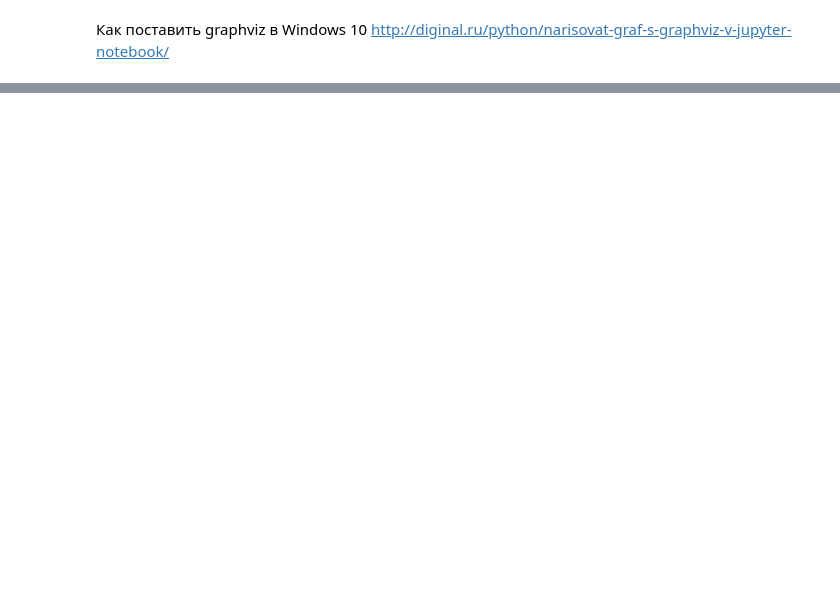
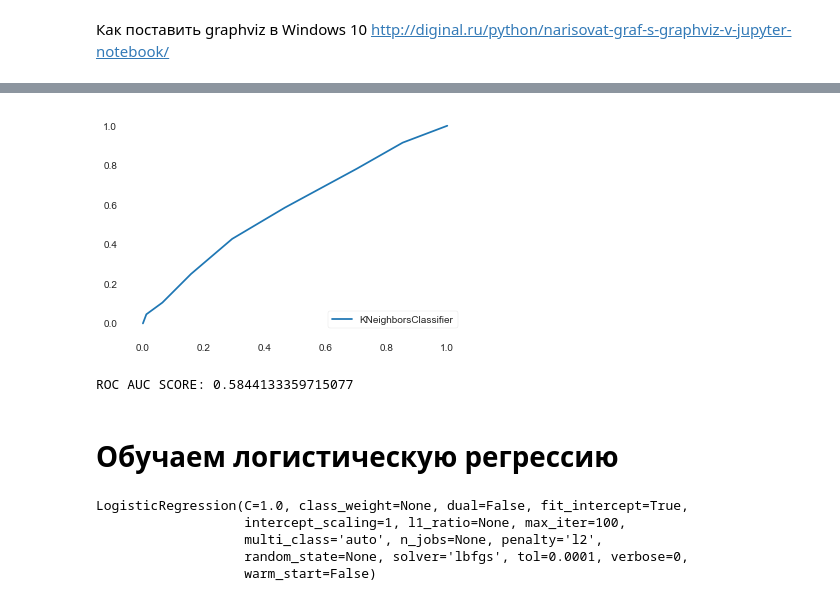
Before and after one commit to Popovonline/Data-Scientist, a Jupyter notebook: AML-10/Введение в алгоритмы классификации деревья решений/HomeWork_2.ipynb, the cells around one changed output, grey strips where cells are left out. Drawn from its saved outputs; the diff is of its cells as text; code cells hidden in the pictures; blank space fills up the shorter version.

```diff
--- a/AML-10/Введение в алгоритмы классификации деревья решений/HomeWork_2.ipynb
+++ b/AML-10/Введение в алгоритмы классификации деревья решений/HomeWork_2.ipynb
@@ -296,0 +370,14 @@ Image(graph.create_png())
+# %%
+pred_proba_knn = clf_knn.predict_proba(X_test)
+# %%
+fpr, tpr, _ = metrics.roc_curve(y_test, pred_proba_knn[: ,1])
+plt.plot(fpr,tpr,label="KNeighborsClassifier")
+plt.legend(loc=4)
+plt.show()
+
+print('ROC AUC SCORE:', metrics.roc_auc_score(y_test, pred_proba_knn[: ,1]))
+# %% [output]
+[figure, added]
+ROC AUC SCORE: 0.5844133359715077
+# %% [markdown]
+# Обучаем логистическую регрессию
@@ -296,0 +386,9 @@ Image(graph.create_png())
+# %%
+clf_reg = LogisticRegression()
+clf_reg.fit(X_train, y_train)
+# %% [output]
+LogisticRegression(C=1.0, class_weight=None, dual=False, fit_intercept=True,
+                   intercept_scaling=1, l1_ratio=None, max_iter=100,
+                   multi_class='auto', n_jobs=None, penalty='l2',
+                   random_state=None, solver='lbfgs', tol=0.0001, verbose=0,
+                   warm_start=False)
```
Also changed, not shown: parts of 27 cells of this notebook.
